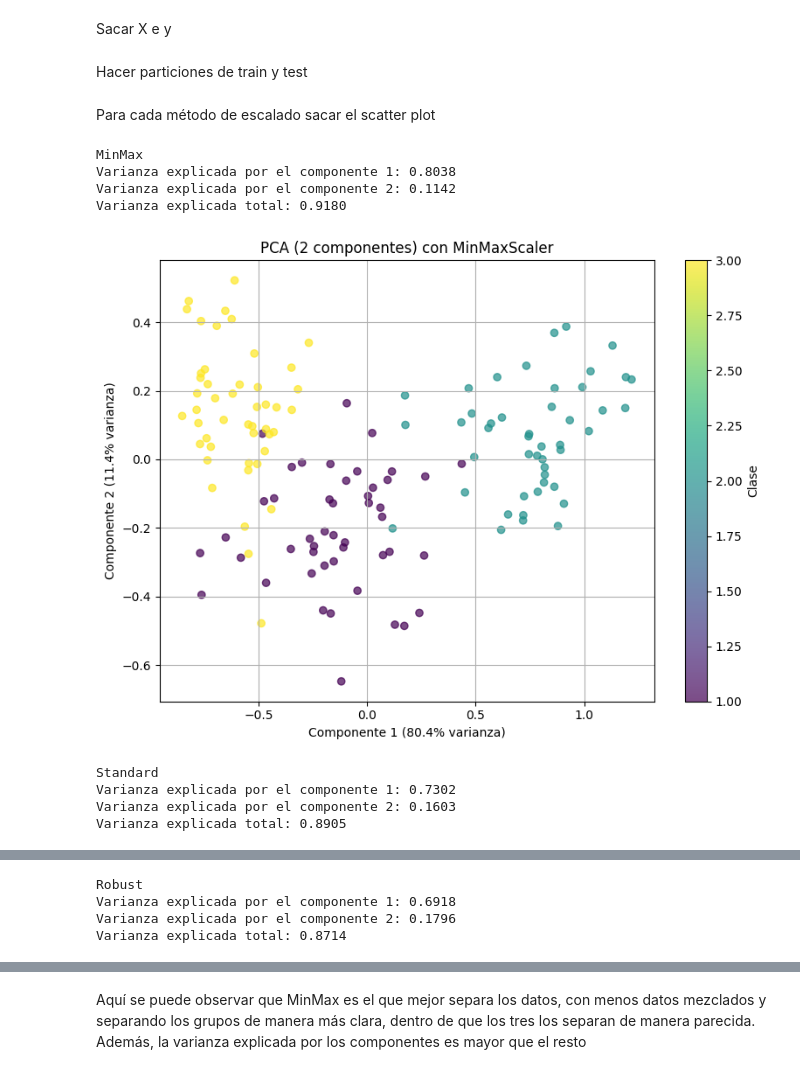
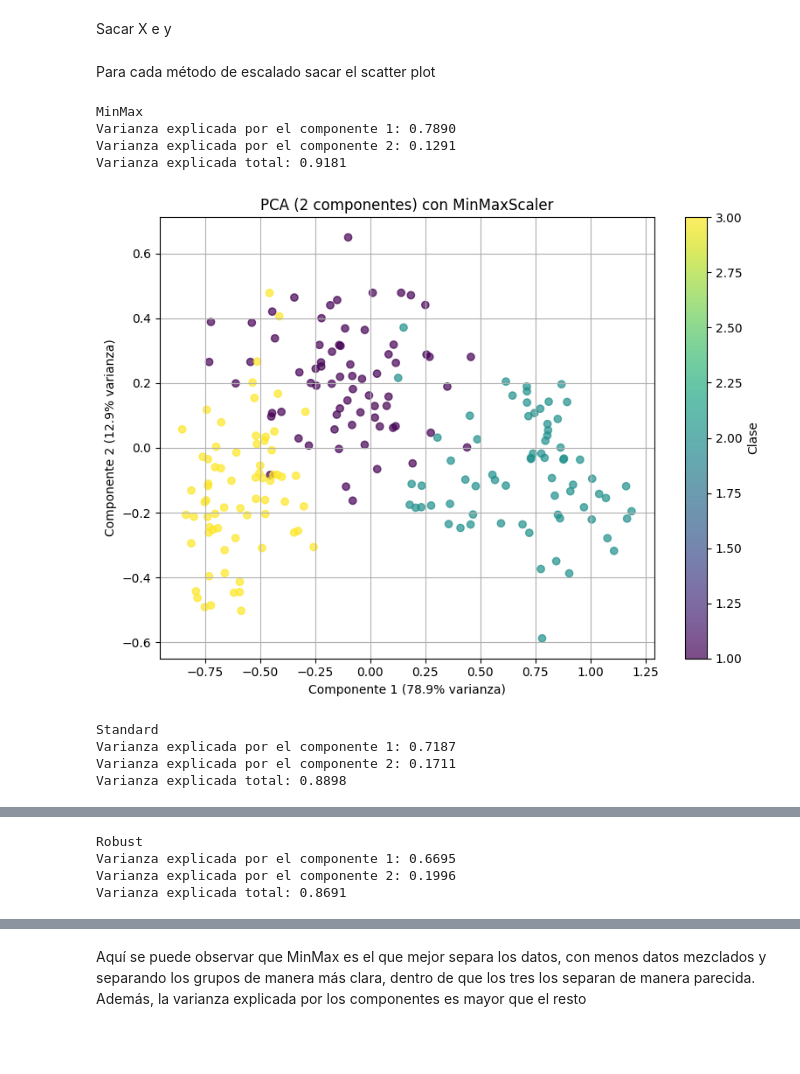
Before and after one commit to AlejandroMokovIvanchov-100432094/Grupo10_Practica2, a Jupyter notebook: practica2.ipynb, the cells around one changed output, grey strips where cells are left out. Drawn from its saved outputs; the diff is of its cells as text; code cells hidden in the pictures; blank space fills up the shorter version.

```diff
--- a/practica2.ipynb
+++ b/practica2.ipynb
@@ -65,5 +40,3 @@ variable_objetivo = "clase"
 
 X = df.drop(columns=[variable_objetivo])
 y = df[variable_objetivo]
-# %% [markdown]
-Hacer particiones de train y test
@@ -80,40 +51,40 @@ scaling_methods = {
 
 for scale_name, scaler in scaling_methods.items():
 
 # Crear pipeline con MinMaxScaler y PCA a 2 componentes
     clf_pca = Pipeline(steps=[
         ('scaler', scaler),
         ('pca', PCA(n_components=2))
     ])
 
     # Aplicar transformación
-    X_pca = clf_pca.fit_transform(X_train)
+    X_pca = clf_pca.fit_transform(X)
 
     pca = PCA(n_components=2)
 
     varianza = clf_pca.named_steps['pca'].explained_variance_ratio_
     print(scale_name)
     print(f"Varianza explicada por el componente 1: {varianza[0]:.4f}")
     print(f"Varianza explicada por el componente 2: {varianza[1]:.4f}")
     print(f"Varianza explicada total: {varianza.sum():.4f}")
 
     # Visualizar
     plt.figure(figsize=(8, 6))
-    scatter = plt.scatter(X_pca[:, 0], X_pca[:, 1], c=y_train, cmap='viridis', alpha=0.7)
+    scatter = plt.scatter(X_pca[:, 0], X_pca[:, 1], c=y, cmap='viridis', alpha=0.7)
     plt.title('PCA (2 componentes) con MinMaxScaler')
     plt.xlabel(f'Componente 1 ({varianza[0]*100:.1f}% varianza)')
     plt.ylabel(f'Componente 2 ({varianza[1]*100:.1f}% varianza)')
     plt.colorbar(scatter, label='Clase')
     plt.grid(True)
     plt.tight_layout()
     plt.show()
 # %% [output]
 MinMax
-Varianza explicada por el componente 1: 0.8038
-Varianza explicada por el componente 2: 0.1142
-Varianza explicada total: 0.9180
+Varianza explicada por el componente 1: 0.7890
+Varianza explicada por el componente 2: 0.1291
+Varianza explicada total: 0.9181
-[figure, old version]
+[figure, new version]
 Standard
-Varianza explicada por el componente 1: 0.7302
-Varianza explicada por el componente 2: 0.1603
-Varianza explicada total: 0.8905
+Varianza explicada por el componente 1: 0.7187
+Varianza explicada por el componente 2: 0.1711
+Varianza explicada total: 0.8898
@@ -121,4 +92,4 @@ Varianza explicada total: 0.8905
 Robust
-Varianza explicada por el componente 1: 0.6918
-Varianza explicada por el componente 2: 0.1796
-Varianza explicada total: 0.8714
+Varianza explicada por el componente 1: 0.6695
+Varianza explicada por el componente 2: 0.1996
+Varianza explicada total: 0.8691
```
Also changed, not shown: parts of 14 cells of this notebook.
